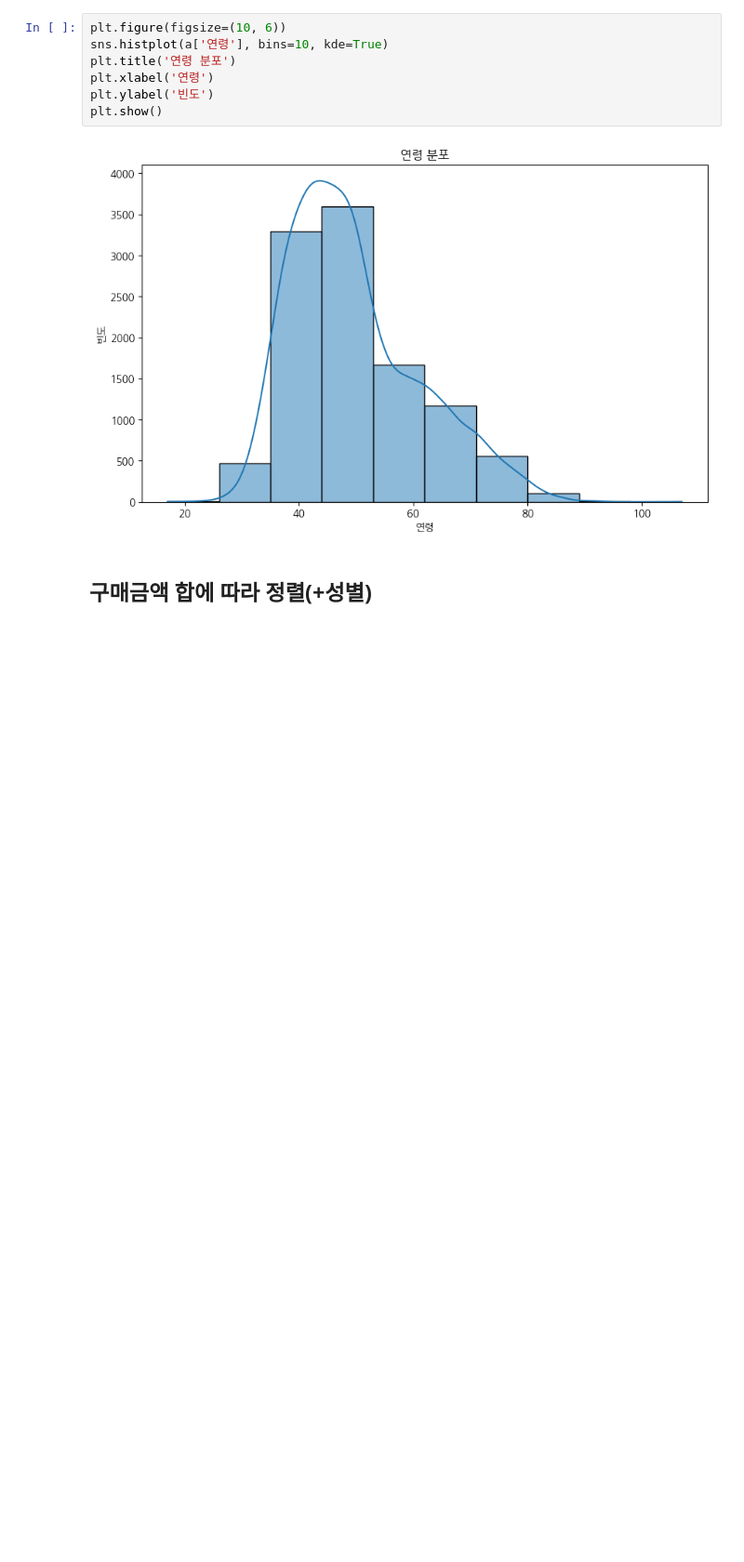
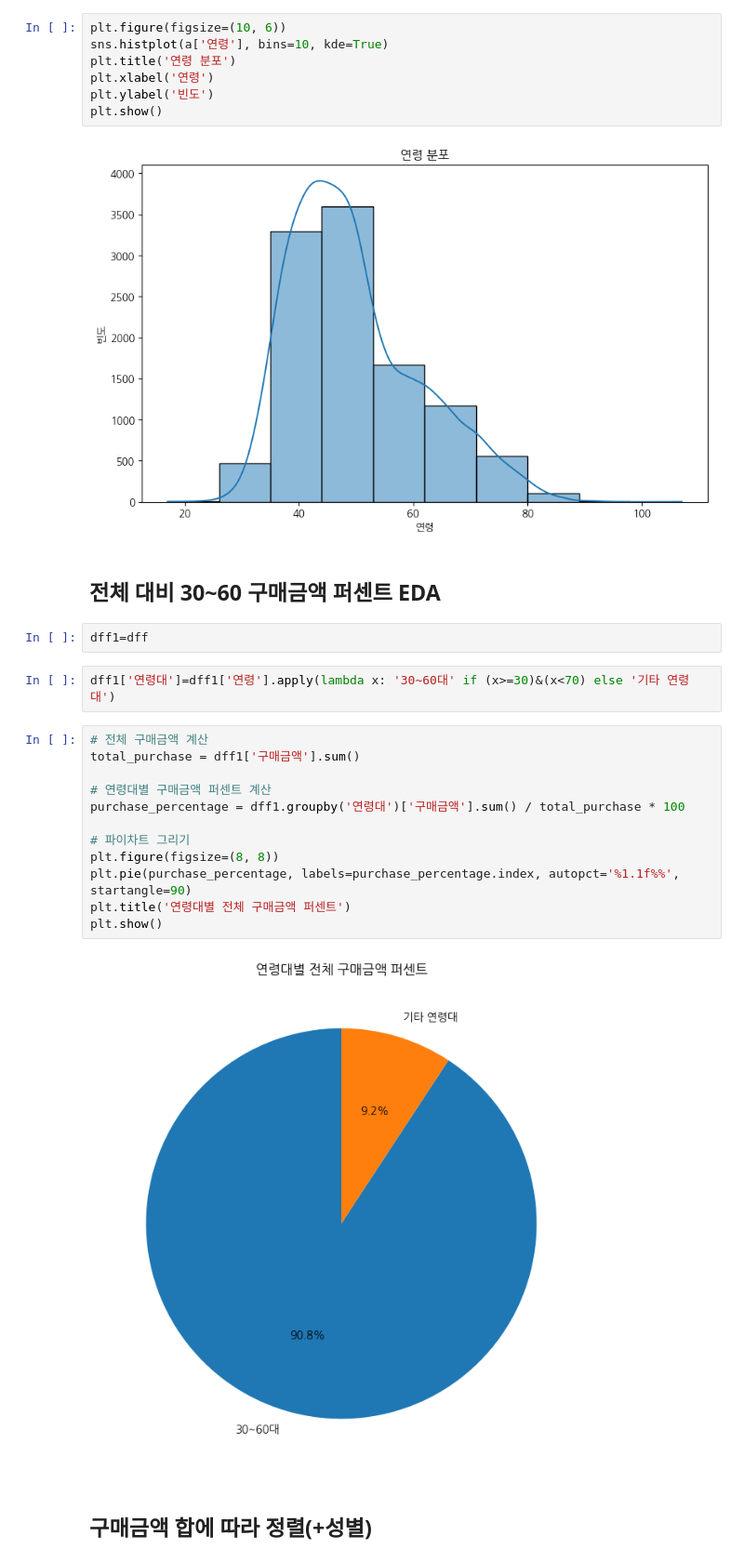
Before and after one commit to brooklyn-h/hanaro_1, a Jupyter notebook: mini_project.ipynb, the cells around one changed output. Shown: that part at 93% size. Cells and saved outputs as stored; diff of their text form; blank space fills up the shorter version.

```diff
--- a/mini_project.ipynb
+++ b/mini_project.ipynb
@@ -157,6 +157,26 @@ plt.ylabel('빈도')
 plt.show()
 # %% [output]
 [figure]
+# %% [markdown]
+## 전체 대비 30~60 구매금액 퍼센트 EDA
+# %%
+dff1=dff
+# %%
+dff1['연령대']=dff1['연령'].apply(lambda x: '30~60대' if (x>=30)&(x<70) else '기타 연령대')
+# %%
+# 전체 구매금액 계산
+total_purchase = dff1['구매금액'].sum()
+
+# 연령대별 구매금액 퍼센트 계산
+purchase_percentage = dff1.groupby('연령대')['구매금액'].sum() / total_purchase * 100
+
+# 파이차트 그리기
+plt.figure(figsize=(8, 8))
+plt.pie(purchase_percentage, labels=purchase_percentage.index, autopct='%1.1f%%', startangle=90)
+plt.title('연령대별 전체 구매금액 퍼센트')
+plt.show()
+# %% [output]
+[figure, added]
 # %% [markdown]
 ## 구매금액 합에 따라 정렬(+성별)
 # %%
```
Also changed, not shown: parts of 4 cells of this notebook.
